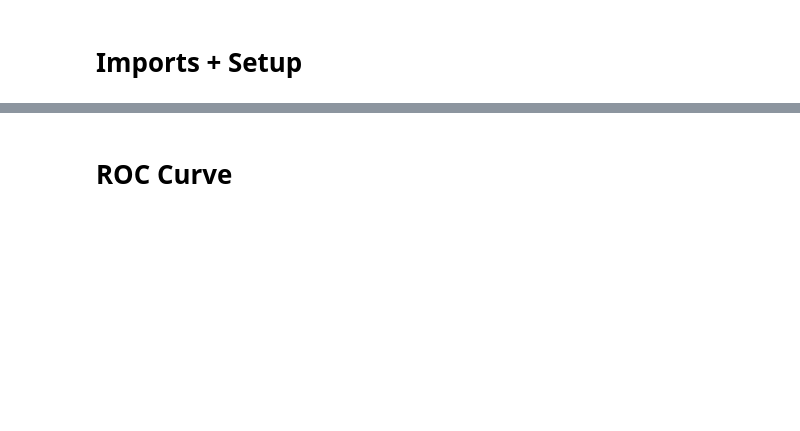
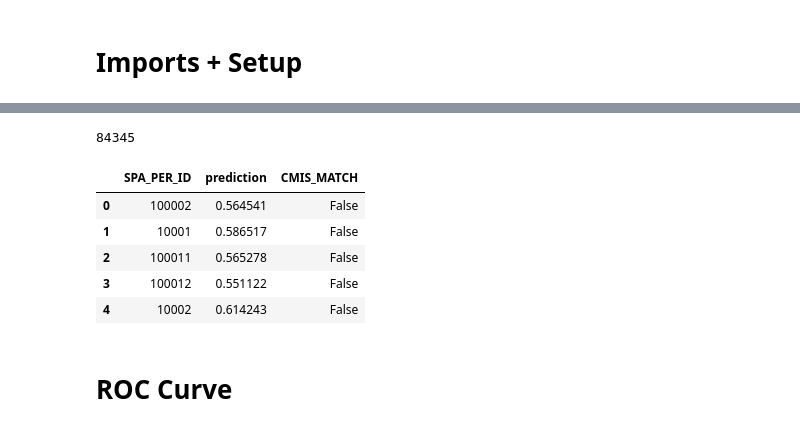
Before and after one commit to middlec000/SPA_predict_homelessness, a Jupyter notebook: Code/3_ROC_curves.ipynb, the cells around one changed output, grey strips where cells are left out. Cells and saved outputs as stored; diff of their text form; code cells hidden in the pictures; blank space fills up the shorter version.

```diff
--- a/Code/3_ROC_curves.ipynb
+++ b/Code/3_ROC_curves.ipynb
@@ -37,3 +60,19 @@ log_predictions.head()
+# %%
+matches = lstm_predictions.groupby('SPA_PER_ID')['CMIS_MATCH'].any()
+lstm_predictions = pd.concat([lstm_predictions.groupby('SPA_PER_ID')['prediction'].max(), matches], axis=1, join='inner', ignore_index=False)
+lstm_predictions = lstm_predictions.reset_index()
+del matches
+
+print(len(lstm_predictions))
+lstm_predictions.head()
+# %% [output]
+84345
+|  | SPA_PER_ID | prediction | CMIS_MATCH |
+| 0 | 100002 | 0.564541 | False |
+| 1 | 10001 | 0.586517 | False |
+| 2 | 100011 | 0.565278 | False |
+| 3 | 100012 | 0.551122 | False |
+| 4 | 10002 | 0.614243 | False |
 # %% [markdown]
 # ROC Curve
 # %%
```
Also changed, not shown: parts of 5 cells of this notebook, 6 other files.
